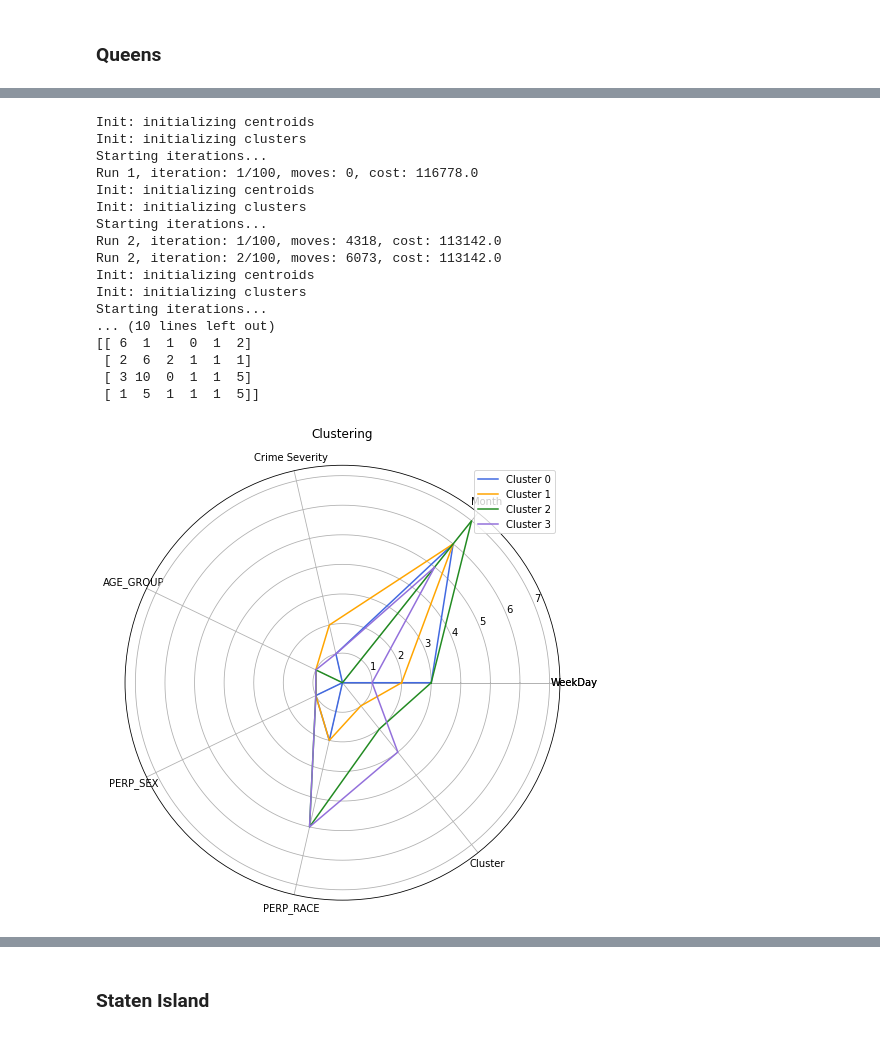
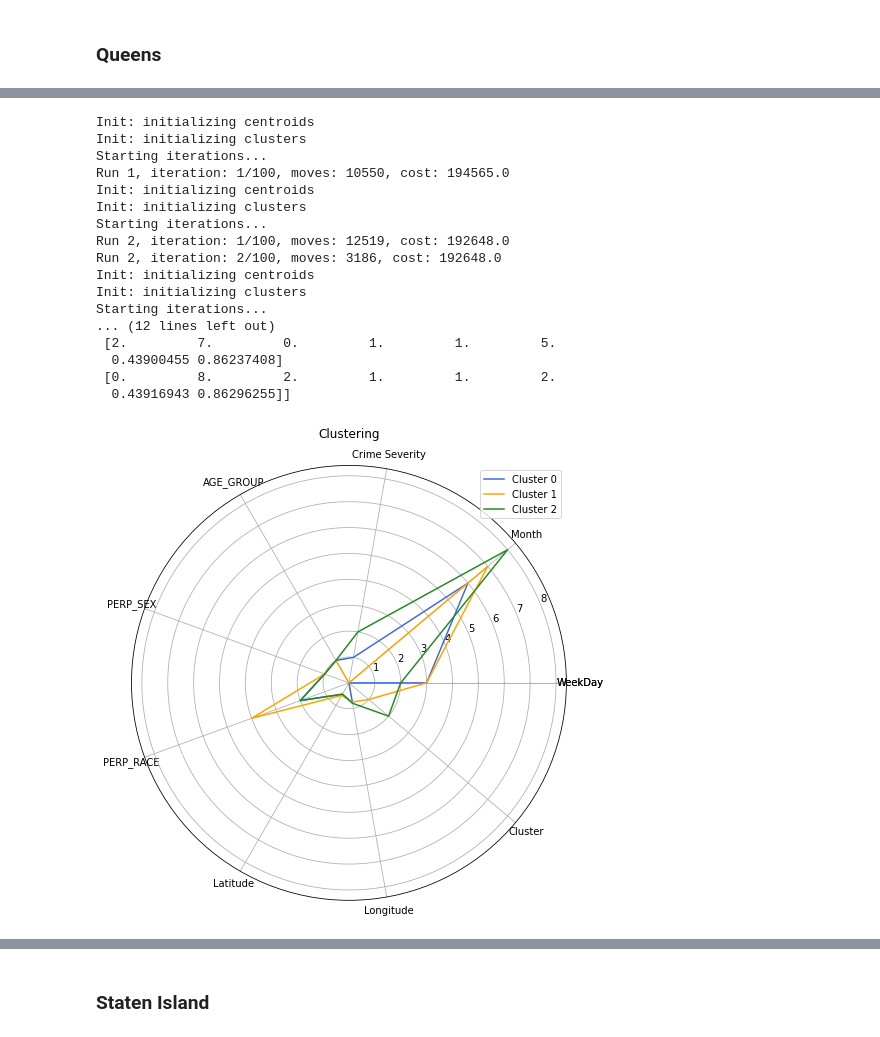
Before and after one commit to MudSnail/MidTerm, a Jupyter notebook: Pre_Covid_Clustering.ipynb, the cells around one changed output, grey strips where cells are left out. Cells and saved outputs as stored; diff of their text form; code cells hidden in the pictures.

```diff
--- a/Pre_Covid_Clustering.ipynb
+++ b/Pre_Covid_Clustering.ipynb
@@ -679,11 +669,11 @@ Queens Precincts: [1, 5, 6, 7, 9, 10, 13, 14, 17, 18, 19, 20, 22, 23, 24, 25, 26
 Staten Island Precincts: [120, 121, 122, 123]
 # %%
 #Drop Arrest borough col and sort index
-Bronx = Bronx.drop(['ARREST_BORO', 'Latitude', 'Longitude', 'ARREST_PRECINCT'], axis =1).reset_index(drop=True)
-Brooklyn = Brooklyn.drop(['ARREST_BORO', 'Latitude', 'Longitude', 'ARREST_PRECINCT'], axis =1).reset_index(drop=True)
-Manhatten = Manhatten.drop(['ARREST_BORO', 'Latitude', 'Longitude', 'ARREST_PRECINCT'], axis =1).reset_index(drop=True)
-Queens = Queens.drop(['ARREST_BORO', 'Latitude', 'Longitude', 'ARREST_PRECINCT'], axis =1).reset_index(drop=True)
-Staten = Staten.drop(['ARREST_BORO', 'Latitude', 'Longitude', 'ARREST_PRECINCT'], axis =1).reset_index(drop=True)
+Bronx = Bronx.drop(['ARREST_BORO', 'ARREST_PRECINCT'], axis =1).reset_index(drop=True)
+Brooklyn = Brooklyn.drop(['ARREST_BORO', 'ARREST_PRECINCT'], axis =1).reset_index(drop=True)
+Manhatten = Manhatten.drop(['ARREST_BORO','ARREST_PRECINCT'], axis =1).reset_index(drop=True)
+Queens = Queens.drop(['ARREST_BORO', 'ARREST_PRECINCT'], axis =1).reset_index(drop=True)
+Staten = Staten.drop(['ARREST_BORO', 'ARREST_PRECINCT'], axis =1).reset_index(drop=True)
 
 #print dateframes shapes
 print("Bronx shape:", Bronx.shape)
@@ -929,26 +917,26 @@ Best run was number 4
 # %%
 #Plot clusters for Staten
-summary, plot = kmode_clusters(Queens, 4)
+summary, plot = kmode_clusters(Queens, 3)
 plot
 # %% [output]
 Init: initializing centroids
 Init: initializing clusters
 Starting iterations...
-Run 1, iteration: 1/100, moves: 0, cost: 116778.0
+Run 1, iteration: 1/100, moves: 10550, cost: 194565.0
 Init: initializing centroids
 Init: initializing clusters
 Starting iterations...
-Run 2, iteration: 1/100, moves: 4318, cost: 113142.0
-Run 2, iteration: 2/100, moves: 6073, cost: 113142.0
+Run 2, iteration: 1/100, moves: 12519, cost: 192648.0
+Run 2, iteration: 2/100, moves: 3186, cost: 192648.0
 Init: initializing centroids
 Init: initializing clusters
 Starting iterations...
-... (10 lines left out)
-[[ 6  1  1  0  1  2]
- [ 2  6  2  1  1  1]
- [ 3 10  0  1  1  5]
- [ 1  5  1  1  1  5]]
+... (12 lines left out)
+ [2.         7.         0.         1.         1.         5.
+  0.43900455 0.86237408]
+ [0.         8.         2.         1.         1.         2.
+  0.43916943 0.86296255]]
-[figure, old version]
+[figure, new version]
 # %%
 #Let's see the above broken down
 plot_radar(summary)
```
Also changed, not shown: parts of 63 cells of this notebook.
